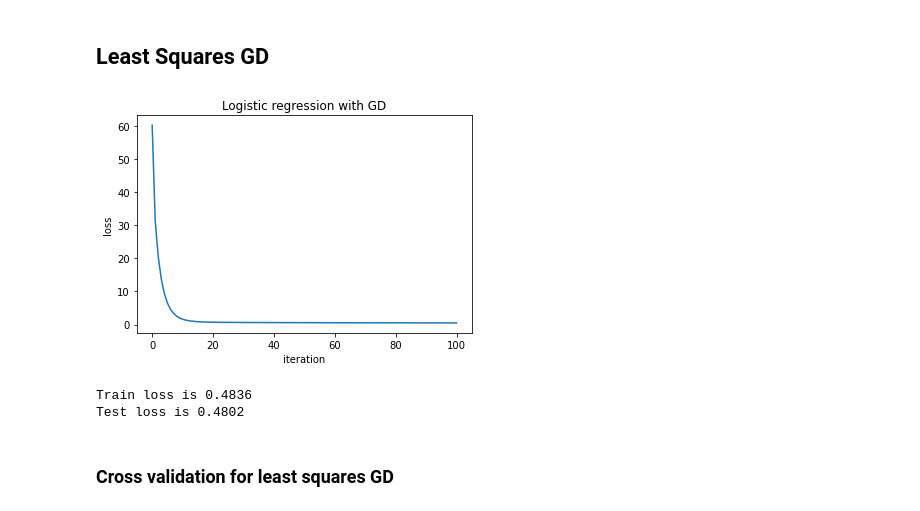
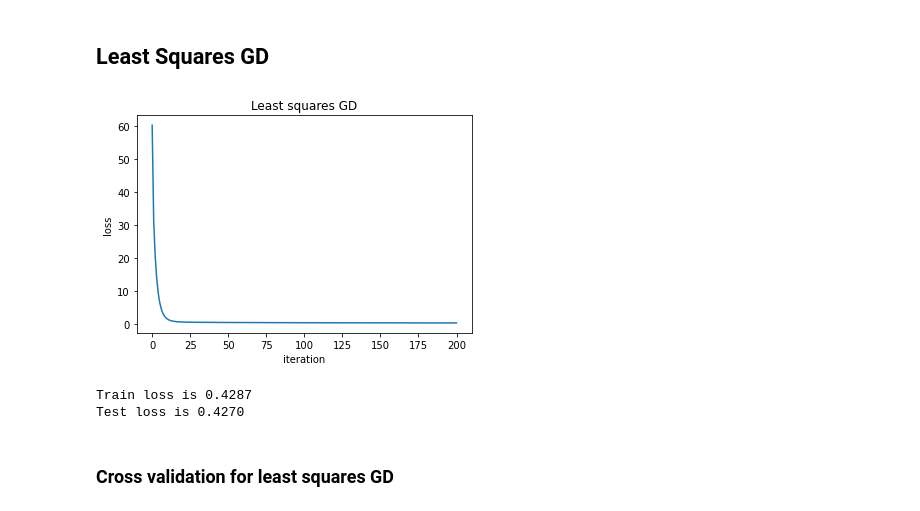
Before and after one commit to SonyaBlinova/ml-project-1-SES, a Jupyter notebook: project1.ipynb, the cells around one changed output. Cells and saved outputs as stored; diff of their text form; code cells hidden in the pictures.

```diff
--- a/project1.ipynb
+++ b/project1.ipynb
@@ -40,19 +100,19 @@ x_train, y_train, x_test, y_test = split_data(tx, y, ratio=ratio, seed=seed)
 # %% [markdown]
 ## Least Squares GD
 # %%
-max_iters = 100
+max_iters = 200
 gamma = 0.05
 initial_w = np.ones((x_train.shape[1]))
 
-plt.title('Logistic regression with GD')
+plt.title('Least squares GD')
 w, loss = least_squares_GD(y_train, x_train, initial_w, max_iters, gamma, plot_loss = True)
 test_loss = compute_mse(y_test, x_test, w)
 print("Train loss is {:.4f}".format(loss))
 print("Test loss is {:.4f}".format(test_loss))
 # %% [output]
-[figure, old version]
+[figure, new version]
-Train loss is 0.4836
-Test loss is 0.4802
+Train loss is 0.4287
+Test loss is 0.4270
 # %% [markdown]
 ### Cross validation for least squares GD
 # %%
```
Also changed, not shown: parts of 19 cells of this notebook.
